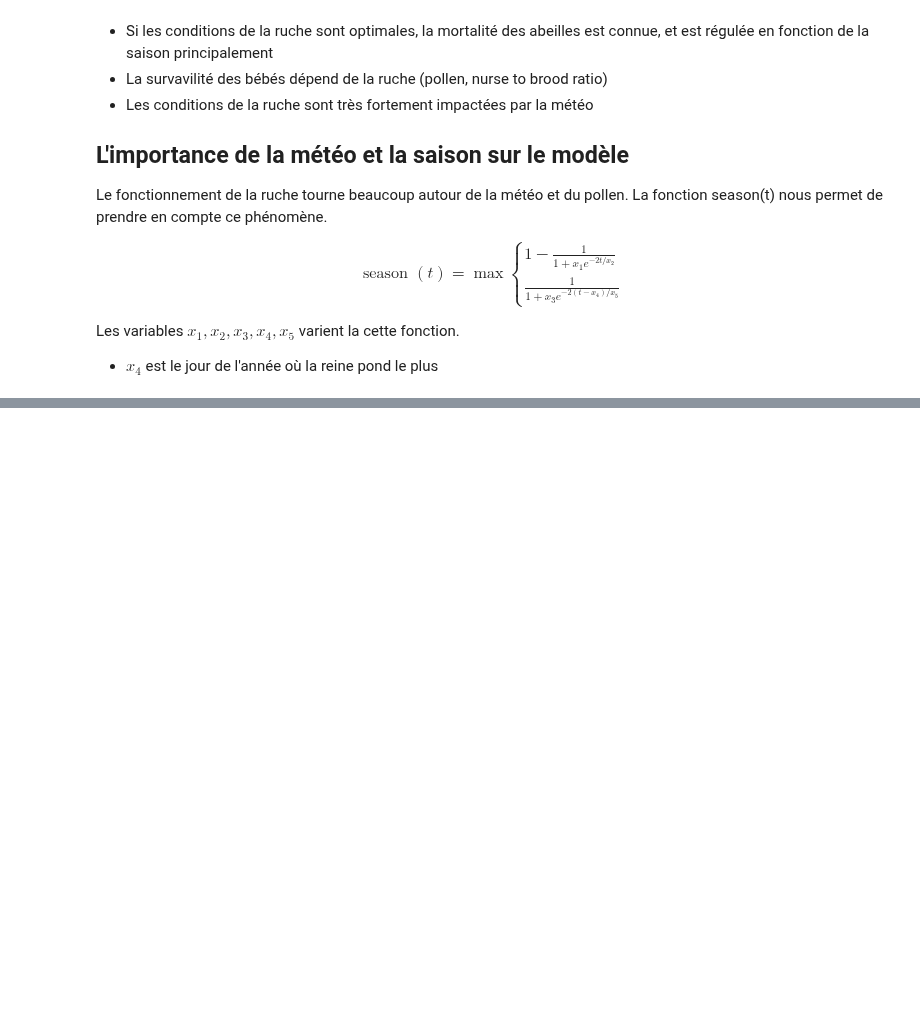
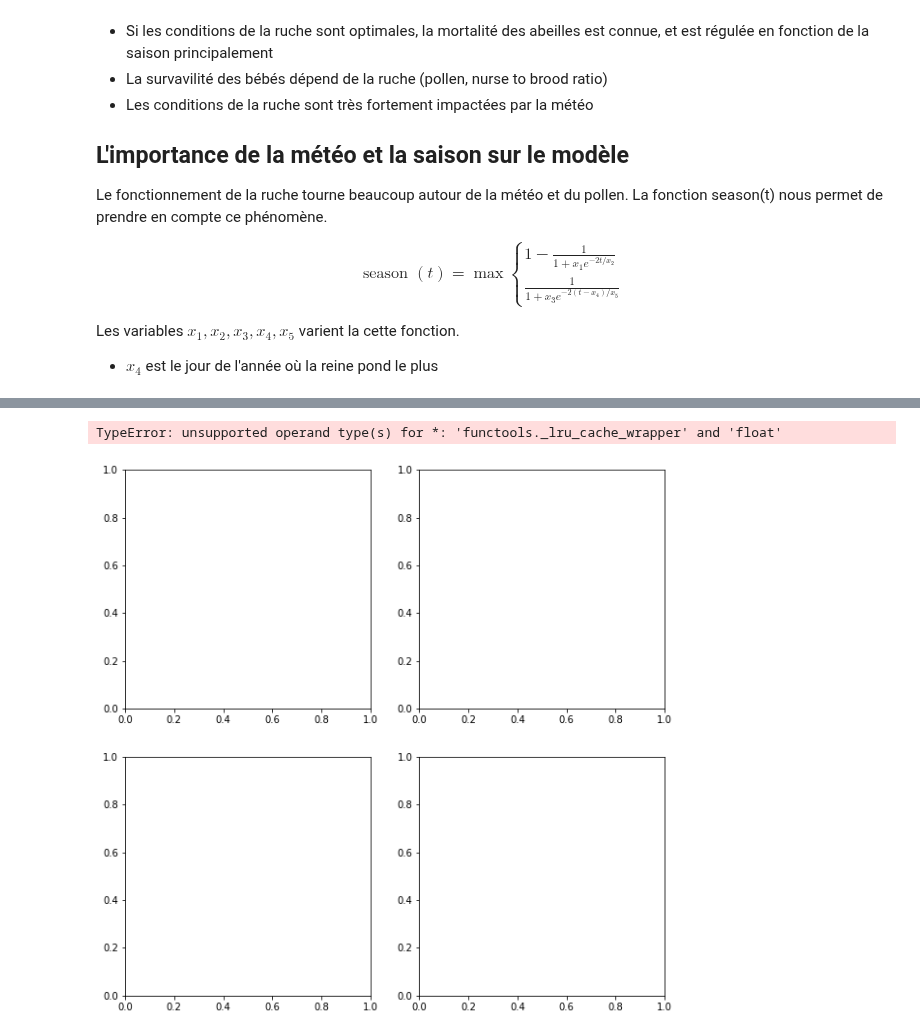
Before and after one commit to SylvJalb/beenamics, a Jupyter notebook: beezbeez.ipynb, the cells around one changed output, grey strips where cells are left out. Drawn from its saved outputs; the diff is of its cells as text; code cells hidden in the pictures; blank space fills up the shorter version.

Commit message:
nouveaux graphs

```diff
--- a/beezbeez.ipynb
+++ b/beezbeez.ipynb
@@ -173,19 +209,19 @@ def SURVIVALlarvae(i, t):
 def CANNIBALISMlarvae(i, t):
     if t == 0:
         return 0
-    if i not in range(0, 5):
-        raise Exception("CANNIBALISMlarvae i not in range ({} not in range)".format(i))
     return CANNIBALISMhungerbase(i) * (1 - (INDEXpollensituation(t - 1) * INDEXnursingquality(t - 1)))
 
 # (page 6, eq 11)
 @lru_cache(maxsize=None)
 def LARVAE(i, t):
-    if t <= 0:
+    if t == 0:
         return 0
     if i == 1:
-        return EGGS(LIFESPANegg, t - 1) * SURVIVALlarvae(0, t)
+        return EGGS(LIFESPANegg, t - 1) * SURVIVALlarvae(1, t)
+    elif i<=LIFESPANlarva:
+        return LARVAE(i - 1, t - 1) * SURVIVALlarvae(i, t)
     else:
-        return LARVAE(i - 1, t - 1) * SURVIVALlarvae(i - 1, t)
+        raise Exception("LARVAE age error")
 
 # (page 6, eq 14)
 @lru_cache(maxsize=None)
@@ -200,17 +236,18 @@ def PUPAE(i, t):
 # (page 6, eq 15)
 @lru_cache(maxsize=None)
 def CELLSpupae(t):
-    return np.sum([PUPAE(i, t) for i in range(1, LIFESPANpupa)])
+    return np.sum([PUPAE(i + 1, t) for i in range(LIFESPANpupa)])
 
 # (page 6, eq 17)
 @lru_cache(maxsize=None)
 def CELLSbrood(t):
+    a, b, c = CELLSeggs(t), CELLSlarvae(t), CELLSpupae(t)
     return CELLSeggs(t) + CELLSlarvae(t) + CELLSpupae(t)
 
 # (page 6, eq 12)
 @lru_cache(maxsize=None)
 def CELLSlarvae(t):
-    return np.sum([LARVAE(i, t) for i in range(1, LIFESPANlarva)])
+    return np.sum([LARVAE(i + 1, t) for i in range(LIFESPANlarva)])
 # %%
 # (page 7, eq 18)
 @lru_cache(maxsize=None)
@@ -500,3 +535,29 @@ def WEIGHTcolony(t):
 @lru_cache(maxsize=None)
 def BEESlazy(t):
     return (BEESadult(t) * (1 - FACTORothertasks)) - FORAGERSactive(t) - NURSES(t) - PROCESSORS(t)
+# %%
+reset_cache()
+fig, ax = plt.subplots(nrows=2, ncols=2, figsize=(10, 10))
+
+a, b, c, d = [], [], [], []
+
+time = np.arange(366)
+
+for t in time:
+    a.append(CELLSeggs(t))
+    b.append(CELLSlarvae(t))
+    c.append(CELLSpupae(t))
+    d.append(CELLSbrood(t))
+
+ax[0,0].plot(a)
+ax[0,0].title.set_text("eggs")
+ax[1,0].plot(b)
+ax[1,0].title.set_text("larvae")
+ax[0,1].plot(c)
+ax[0,1].title.set_text("pupae")
+ax[1,1].plot(d)
+ax[1,1].title.set_text("brood")
+plt.show()
+# %% [output]
+TypeError: unsupported operand type(s) for *: 'functools._lru_cache_wrapper' and 'float'
+[figure, added]
```
Also changed, not shown: parts of 14 cells of this notebook.
